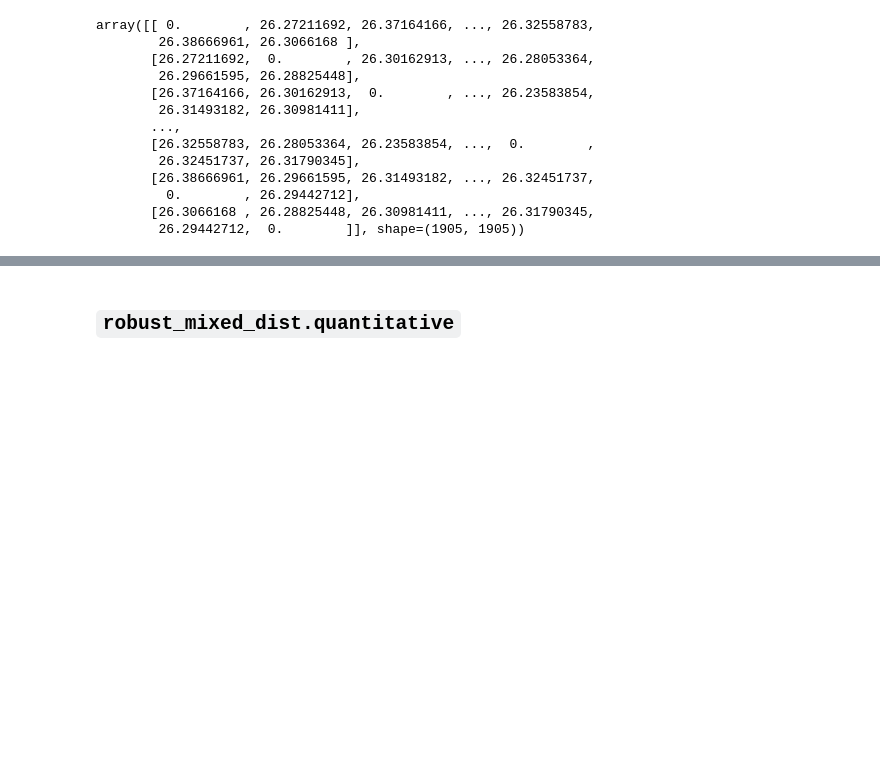
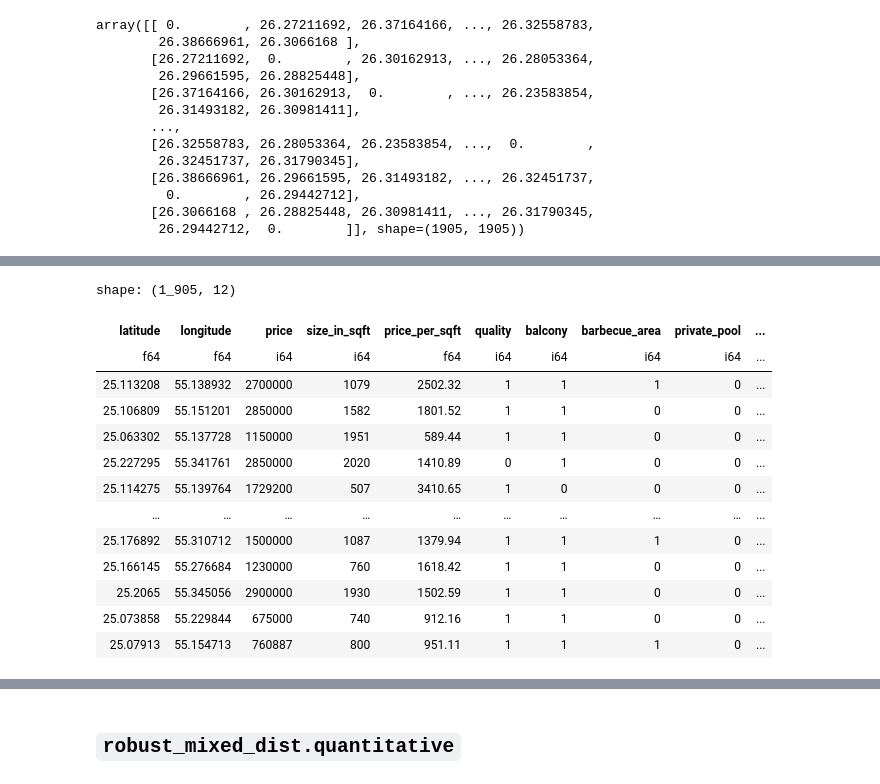
Before and after one commit to FabioScielzoOrtiz/robust_mixed_dist-docu, a Jupyter notebook: quick_start.ipynb, the cells around one changed output, grey strips where cells are left out. Saved outputs shown, nothing was run; the diff lists cells and outputs as text; code cells hidden in the pictures; blank space fills up the shorter version.

```diff
--- a/quick_start.ipynb
+++ b/quick_start.ipynb
@@ -845,0 +771,17 @@ array([[0. , 0.5, 1. , ..., 1. , 0. , 0. ],
+# %%
+X
+# %% [output]
+shape: (1_905, 12)
+| latitude | longitude | price | size_in_sqft | price_per_sqft | quality | balcony | barbecue_area | private_pool | ... |
+| f64 | f64 | i64 | i64 | f64 | i64 | i64 | i64 | i64 | ... |
+| 25.113208 | 55.138932 | 2700000 | 1079 | 2502.32 | 1 | 1 | 1 | 0 | ... |
+| 25.106809 | 55.151201 | 2850000 | 1582 | 1801.52 | 1 | 1 | 0 | 0 | ... |
+| 25.063302 | 55.137728 | 1150000 | 1951 | 589.44 | 1 | 1 | 0 | 0 | ... |
+| 25.227295 | 55.341761 | 2850000 | 2020 | 1410.89 | 0 | 1 | 0 | 0 | ... |
+| 25.114275 | 55.139764 | 1729200 | 507 | 3410.65 | 1 | 0 | 0 | 0 | ... |
+| … | … | … | … | … | … | … | … | … | ... |
+| 25.176892 | 55.310712 | 1500000 | 1087 | 1379.94 | 1 | 1 | 1 | 0 | ... |
+| 25.166145 | 55.276684 | 1230000 | 760 | 1618.42 | 1 | 1 | 0 | 0 | ... |
+| 25.2065 | 55.345056 | 2900000 | 1930 | 1502.59 | 1 | 1 | 0 | 0 | ... |
+| 25.073858 | 55.229844 | 675000 | 740 | 912.16 | 1 | 1 | 0 | 0 | ... |
+| 25.07913 | 55.154713 | 760887 | 800 | 951.11 | 1 | 1 | 1 | 0 | ... |
```
Also changed, not shown: parts of 24 cells of this notebook, 1 other file.
